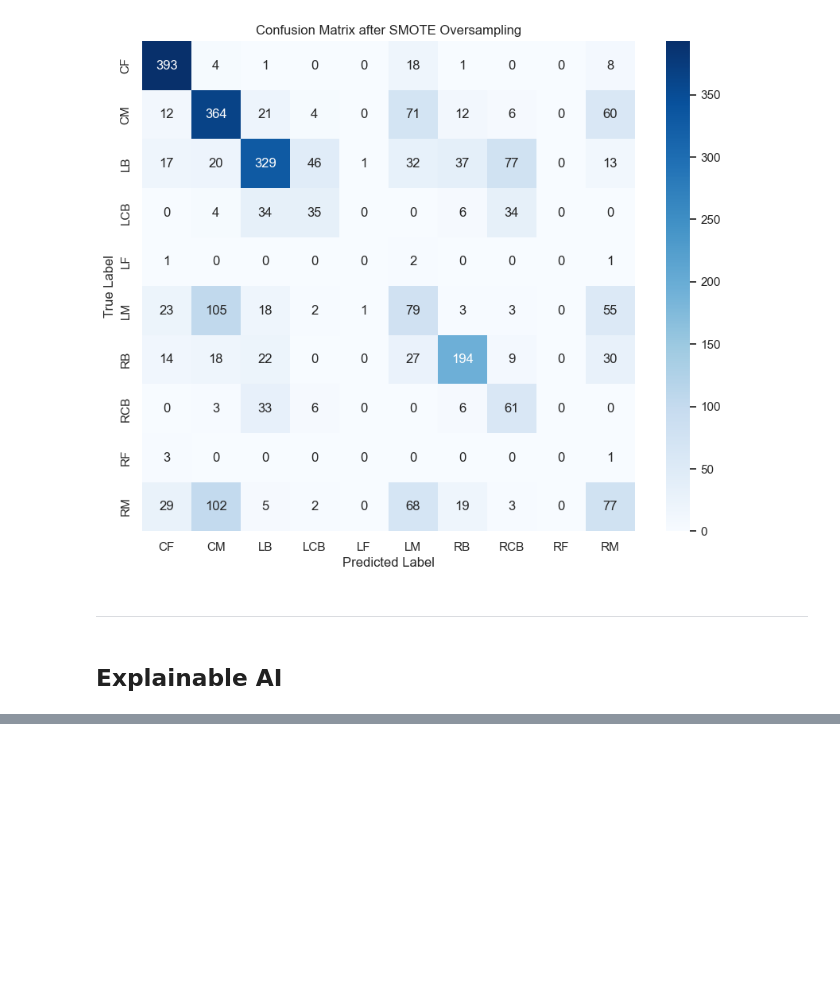
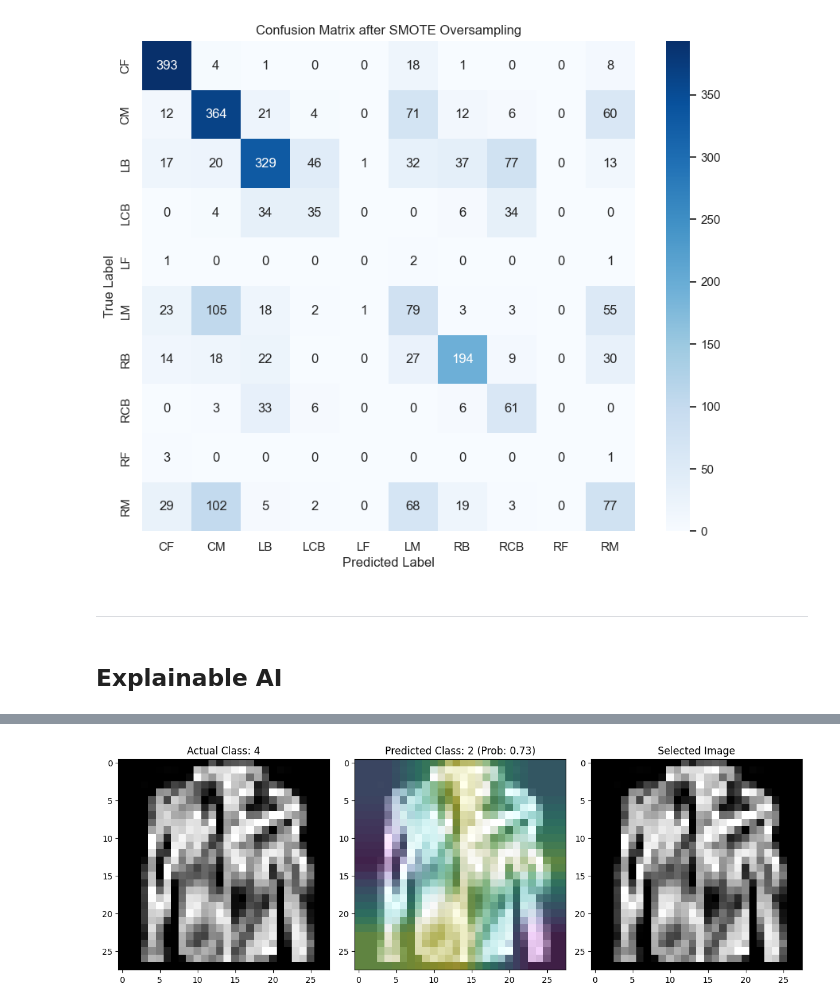
Before and after one commit to alizahedzadeh/Applied-Data-Science-Course-Assignments, a Jupyter notebook: assignments/Assignment 13 Imbalanced Data, Pipelines and AutoML/HW13_Imbalanced Data_Pipelines_AutoML.ipynb, the cells around one changed output, grey strips where cells are left out. Cells and saved outputs as stored; diff of their text form; code cells hidden in the pictures; blank space fills up the shorter version.

```diff
--- a/assignments/Assignment 13 Imbalanced Data, Pipelines and AutoML/HW13_Imbalanced Data_Pipelines_AutoML.ipynb
+++ b/assignments/Assignment 13 Imbalanced Data, Pipelines and AutoML/HW13_Imbalanced Data_Pipelines_AutoML.ipynb
@@ -695,0 +815,16 @@ Accuracy after SMOTE oversampling: 0.57
+# %%
+import numpy as np
+
+# Evaluate the model on the test set
+predictions = model.predict(test_images)
+predicted_labels = np.argmax(predictions, axis=1)
+true_labels = np.argmax(test_labels, axis=1)
+
+# Find misclassified indices
+misclassified_indices = np.where(predicted_labels != true_labels)[0]
+
+# Print or analyze the misclassified indices
+print("Misclassified Indices:", misclassified_indices)
+
+# Now you can choose one of these misclassified indices for visualization
+misclassified_index = misclassified_indices[0]
@@ -695,0 +853,41 @@ Accuracy after SMOTE oversampling: 0.57
+# %%
+from tf_explain.core import GradCAM
+
+# Preprocess the misclassified image
+misclassified_image = test_images[misclassified_index]
+misclassified_image = np.expand_dims(misclassified_image, axis=0)
+
+# Get model predictions
+predictions = model.predict(misclassified_image)
+predicted_class = np.argmax(predictions)
+predicted_probability = predictions[0, predicted_class]
+
+# Choose the correct layer name for Grad-CAM
+layer_name = 'conv2d_5'
+
+# Calculate Grad-CAM
+explainer = GradCAM()
+grid = explainer.explain((misclassified_image, None), model, class_index=predicted_class, layer_name=layer_name)
+
+# Plot the original image, Grad-CAM heatmap, and selected image
+plt.figure(figsize=(12, 4))
+
+# Plot the original image
+plt.subplot(1, 3, 1)
+plt.imshow(np.squeeze(misclassified_image), cmap='gray')
+plt.title(f'Actual Class: {np.argmax(test_labels[misclassified_index])}')
+
+# Plot Grad-CAM heatmap
+plt.subplot(1, 3, 2)
+plt.imshow(grid, cmap='jet', alpha=0.8)
+plt.imshow(np.squeeze(misclassified_image), cmap='gray', alpha=0.4)
+plt.title(f'Predicted Class: {predicted_class} (Prob: {predicted_probability:.2f})')
+
+# Plot the selected image
+plt.subplot(1, 3, 3)
+plt.imshow(np.squeeze(misclassified_image), cmap='gray')
+plt.title('Selected Image')
+
+plt.tight_layout()
+plt.show()
+# %% [output]
@@ -695,0 +895 @@ Accuracy after SMOTE oversampling: 0.57
+[figure, added]
```
Also changed, not shown: parts of 32 cells of this notebook.
